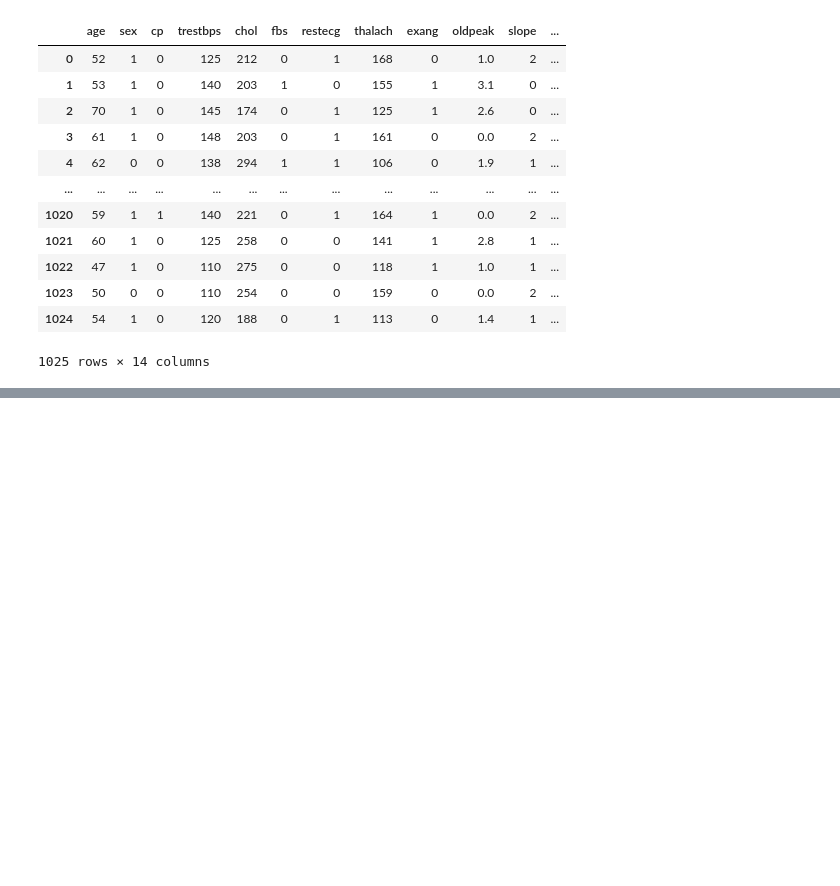
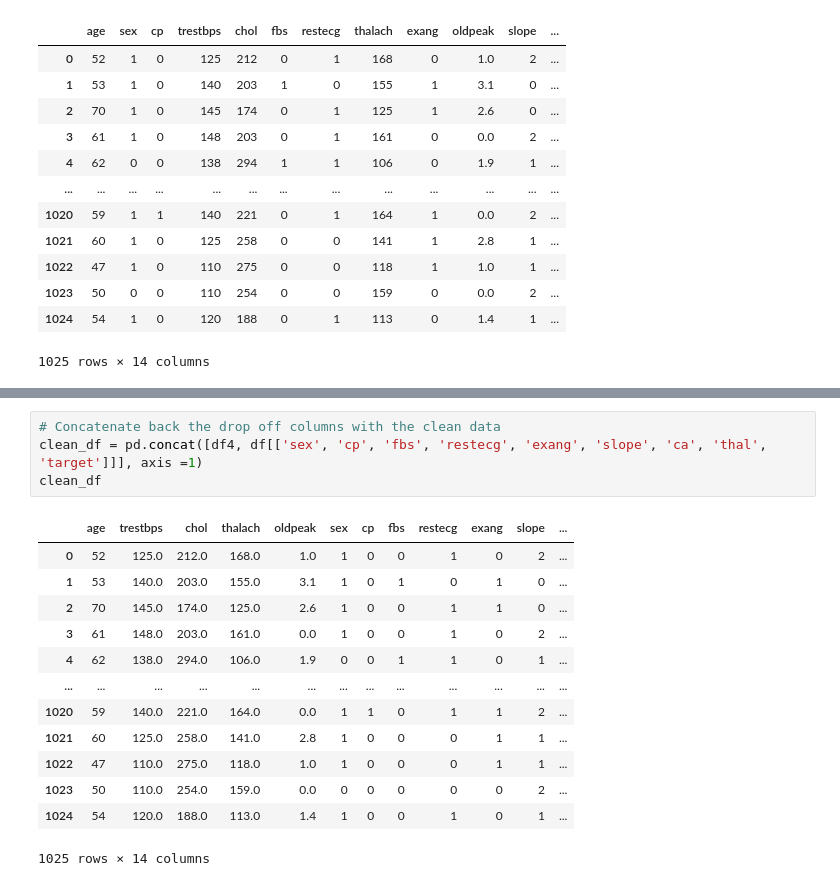
Before and after one commit to karhong-sam/project-wqd7003-ds-analysis, a Jupyter notebook: albert_EDA_trial.ipynb, the cells around one changed output, grey strips where cells are left out. Drawn from its saved outputs; the diff is of its cells as text; blank space fills up the shorter version.

```diff
--- a/albert_EDA_trial.ipynb
+++ b/albert_EDA_trial.ipynb
@@ -85,0 +246,18 @@ df_descriptions
+# %%
+# Concatenate back the drop off columns with the clean data
+clean_df = pd.concat([df4, df[['sex', 'cp', 'fbs', 'restecg', 'exang', 'slope', 'ca', 'thal', 'target']]], axis =1)
+clean_df
+# %% [output]
+|  | age | trestbps | chol | thalach | oldpeak | sex | cp | fbs | restecg | exang | slope | ... |
+| 0 | 52 | 125.0 | 212.0 | 168.0 | 1.0 | 1 | 0 | 0 | 1 | 0 | 2 | ... |
+| 1 | 53 | 140.0 | 203.0 | 155.0 | 3.1 | 1 | 0 | 1 | 0 | 1 | 0 | ... |
+| 2 | 70 | 145.0 | 174.0 | 125.0 | 2.6 | 1 | 0 | 0 | 1 | 1 | 0 | ... |
+| 3 | 61 | 148.0 | 203.0 | 161.0 | 0.0 | 1 | 0 | 0 | 1 | 0 | 2 | ... |
+| 4 | 62 | 138.0 | 294.0 | 106.0 | 1.9 | 0 | 0 | 1 | 1 | 0 | 1 | ... |
+| ... | ... | ... | ... | ... | ... | ... | ... | ... | ... | ... | ... | ... |
+| 1020 | 59 | 140.0 | 221.0 | 164.0 | 0.0 | 1 | 1 | 0 | 1 | 1 | 2 | ... |
+| 1021 | 60 | 125.0 | 258.0 | 141.0 | 2.8 | 1 | 0 | 0 | 0 | 1 | 1 | ... |
+| 1022 | 47 | 110.0 | 275.0 | 118.0 | 1.0 | 1 | 0 | 0 | 0 | 1 | 1 | ... |
+| 1023 | 50 | 110.0 | 254.0 | 159.0 | 0.0 | 0 | 0 | 0 | 0 | 0 | 2 | ... |
+| 1024 | 54 | 120.0 | 188.0 | 113.0 | 1.4 | 1 | 0 | 0 | 1 | 0 | 1 | ... |
+1025 rows × 14 columns
```
Also changed, not shown: parts of 16 cells of this notebook.
